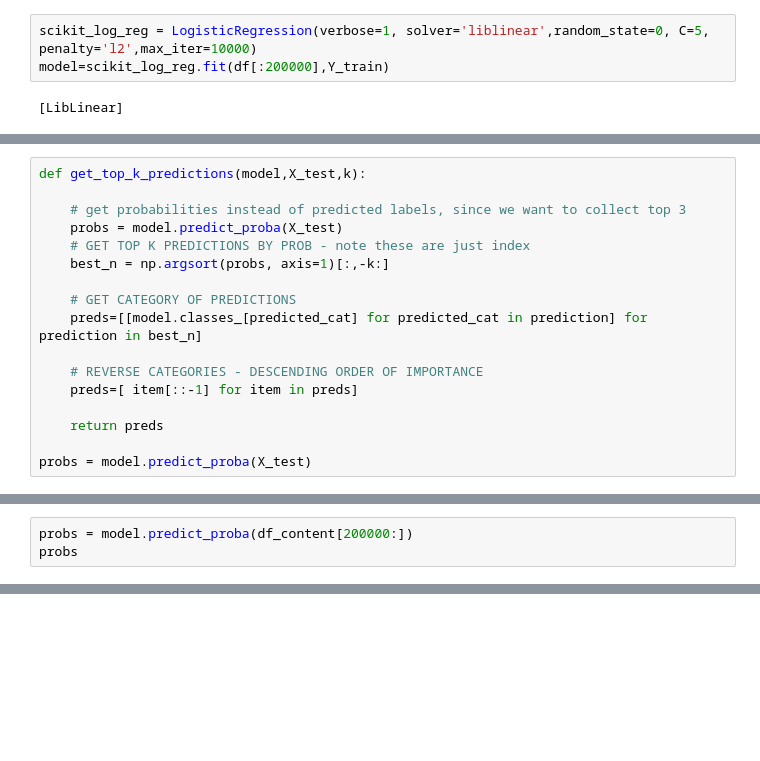
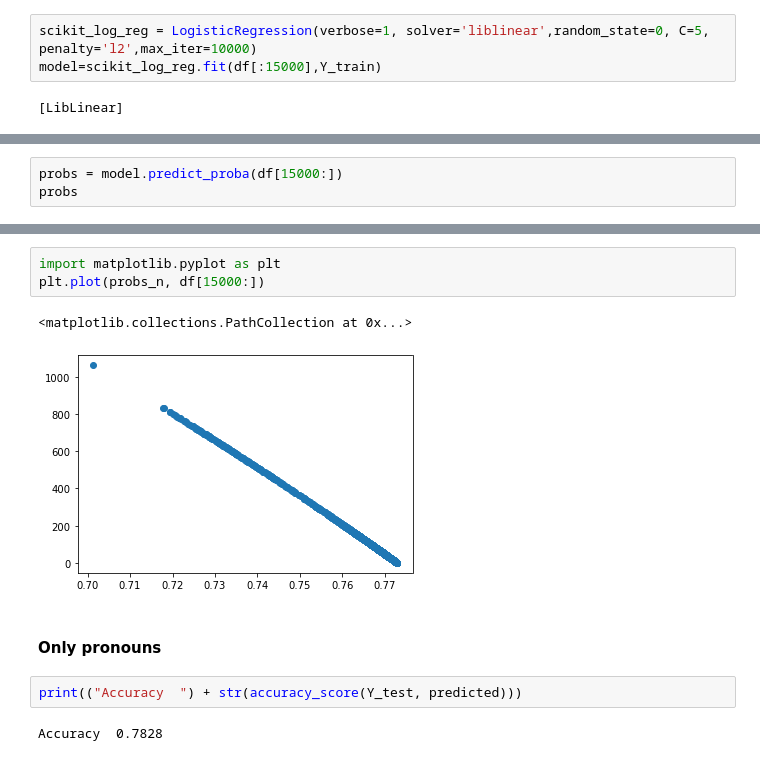
Before and after one commit to PratyushaMaiti/GoodReads_Reviews_Analysis, a Jupyter notebook: Analysis.ipynb, the cells around one changed output, grey strips where cells are left out. Saved outputs shown, nothing was run; the diff lists cells and outputs as text; blank space fills up the shorter version.

```diff
--- a/Analysis.ipynb
+++ b/Analysis.ipynb
@@ -569,6 +534,6 @@ Y_test=small_gendered_reviews_mtc[200000:]['gender'].values
 # %%
 scikit_log_reg = LogisticRegression(verbose=1, solver='liblinear',random_state=0, C=5, penalty='l2',max_iter=10000)
-model=scikit_log_reg.fit(df[:200000],Y_train)
+model=scikit_log_reg.fit(df[:15000],Y_train)
 # %% [output]
 [LibLinear]
 # %%
@@ -590,0 +545,3 @@ array([[0.72681076, 0.27318924],
+# %%
+probs = model.predict_proba(df[15000:])
+probs
@@ -628,17 +561,0 @@ RMSE:  0.4664
-# %%
-def get_top_k_predictions(model,X_test,k):
-
-    # get probabilities instead of predicted labels, since we want to collect top 3
-    probs = model.predict_proba(X_test)
-    # GET TOP K PREDICTIONS BY PROB - note these are just index
-    best_n = np.argsort(probs, axis=1)[:,-k:]
-
-    # GET CATEGORY OF PREDICTIONS
-    preds=[[model.classes_[predicted_cat] for predicted_cat in prediction] for prediction in best_n]
-
-    # REVERSE CATEGORIES - DESCENDING ORDER OF IMPORTANCE
-    preds=[ item[::-1] for item in preds]
-
-    return preds
-
-probs = model.predict_proba(X_test)
@@ -710,3 +561,0 @@ Accuracy  0.6850737558109115
-# %%
-probs = model.predict_proba(df_content[200000:])
-probs
@@ -732,0 +601,12 @@ RMSE:  0.4657
+# %%
+import matplotlib.pyplot as plt
+plt.plot(probs_n, df[15000:])
+# %% [output]
+<matplotlib.collections.PathCollection at 0x...>
+[figure, added]
+# %% [markdown]
+#### Only pronouns
+# %%
+print(("Accuracy  ") + str(accuracy_score(Y_test, predicted)))
+# %% [output]
+Accuracy  0.7828
```
Also changed, not shown: parts of 101 cells of this notebook.
